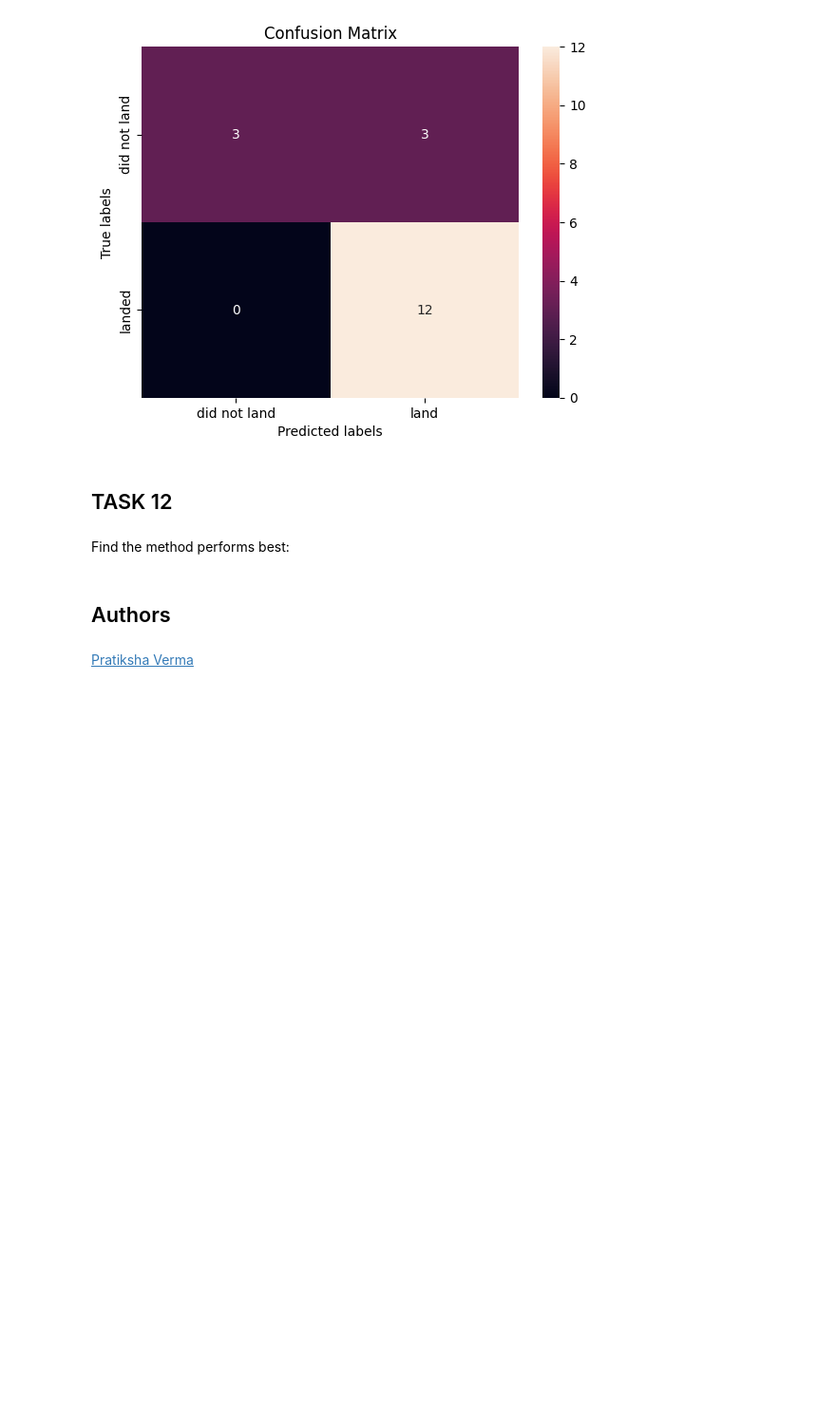
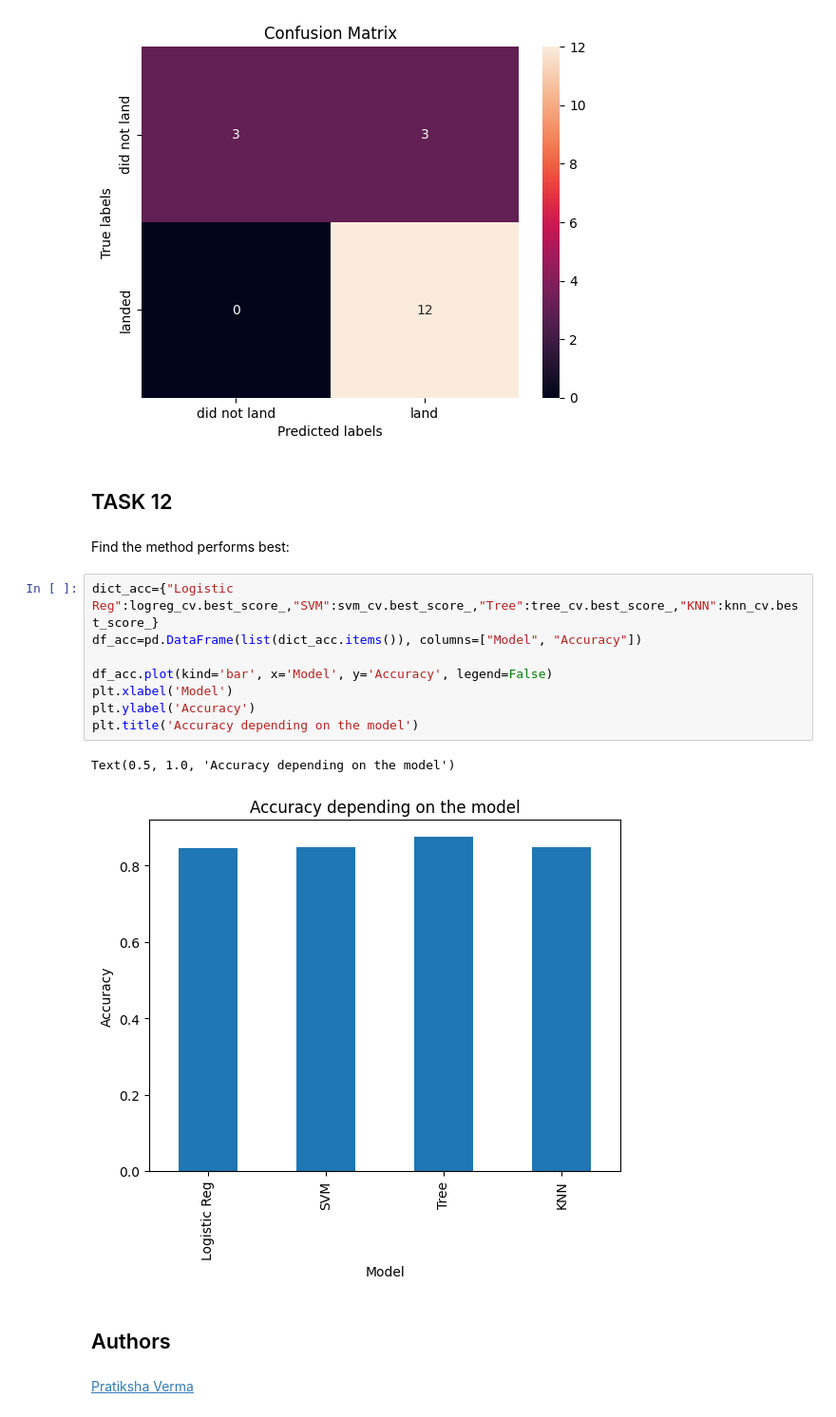
Before and after one commit to Gag-dot/ADS_Capstone, a Jupyter notebook: SpaceX_Machine Learning Prediction_Part_5.ipynb, the cells around one changed output. Shown at 95% size. Cells and saved outputs as stored; diff of their text form; blank space fills up the shorter version.

```diff
--- a/SpaceX_Machine Learning Prediction_Part_5.ipynb
+++ b/SpaceX_Machine Learning Prediction_Part_5.ipynb
@@ -360,6 +360,17 @@ plot_confusion_matrix(Y_test,yhat)
 ## TASK  12
 # %% [markdown]
 Find the method performs best:
+# %%
+dict_acc={"Logistic Reg":logreg_cv.best_score_,"SVM":svm_cv.best_score_,"Tree":tree_cv.best_score_,"KNN":knn_cv.best_score_}
+df_acc=pd.DataFrame(list(dict_acc.items()), columns=["Model", "Accuracy"])
+
+df_acc.plot(kind='bar', x='Model', y='Accuracy', legend=False)
+plt.xlabel('Model')
+plt.ylabel('Accuracy')
+plt.title('Accuracy depending on the model')
+# %% [output]
+Text(0.5, 1.0, 'Accuracy depending on the model')
+[figure, added]
 # %% [markdown]
 ## Authors
 # %% [markdown]
```
Also changed, not shown: parts of 2 cells of this notebook.
